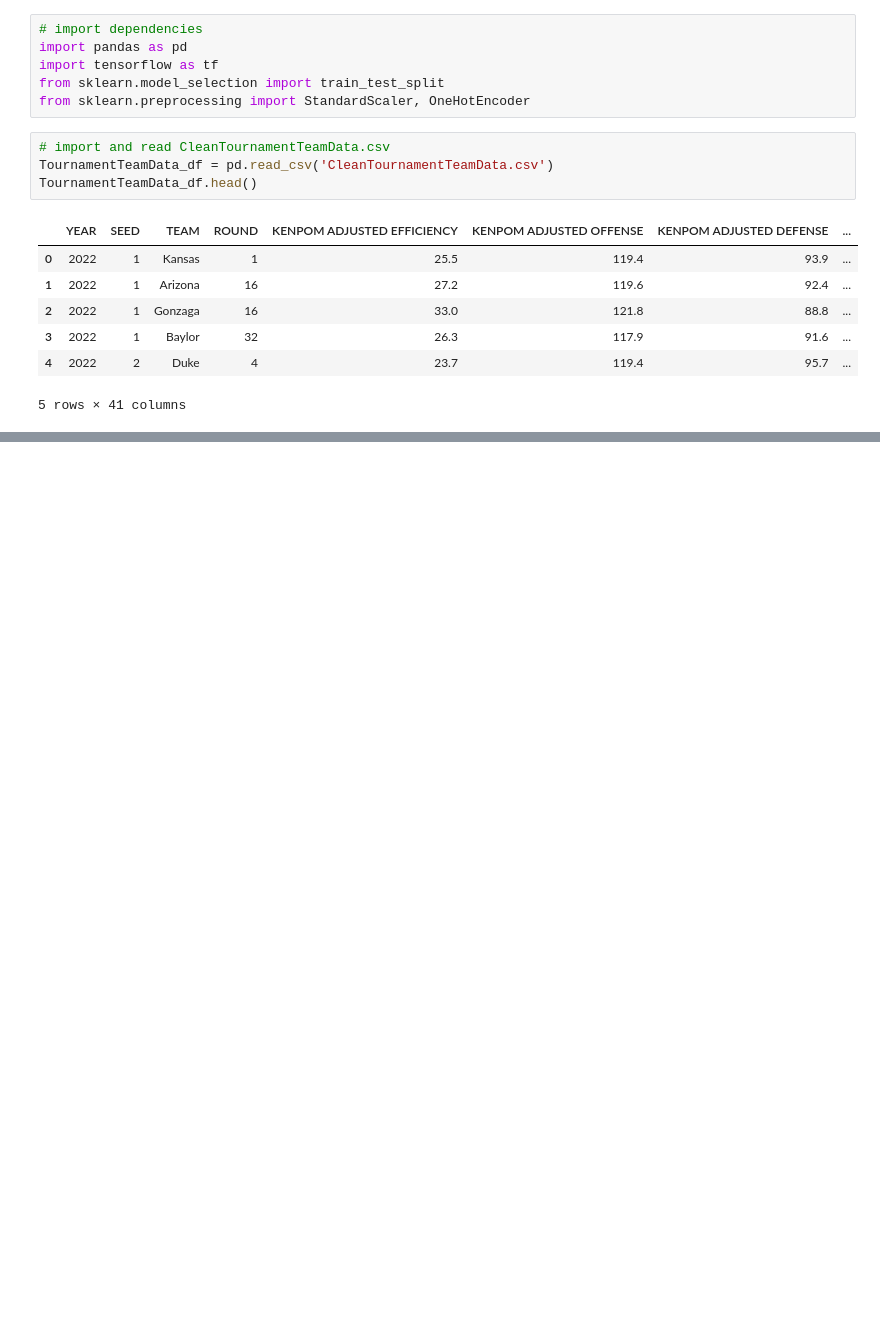
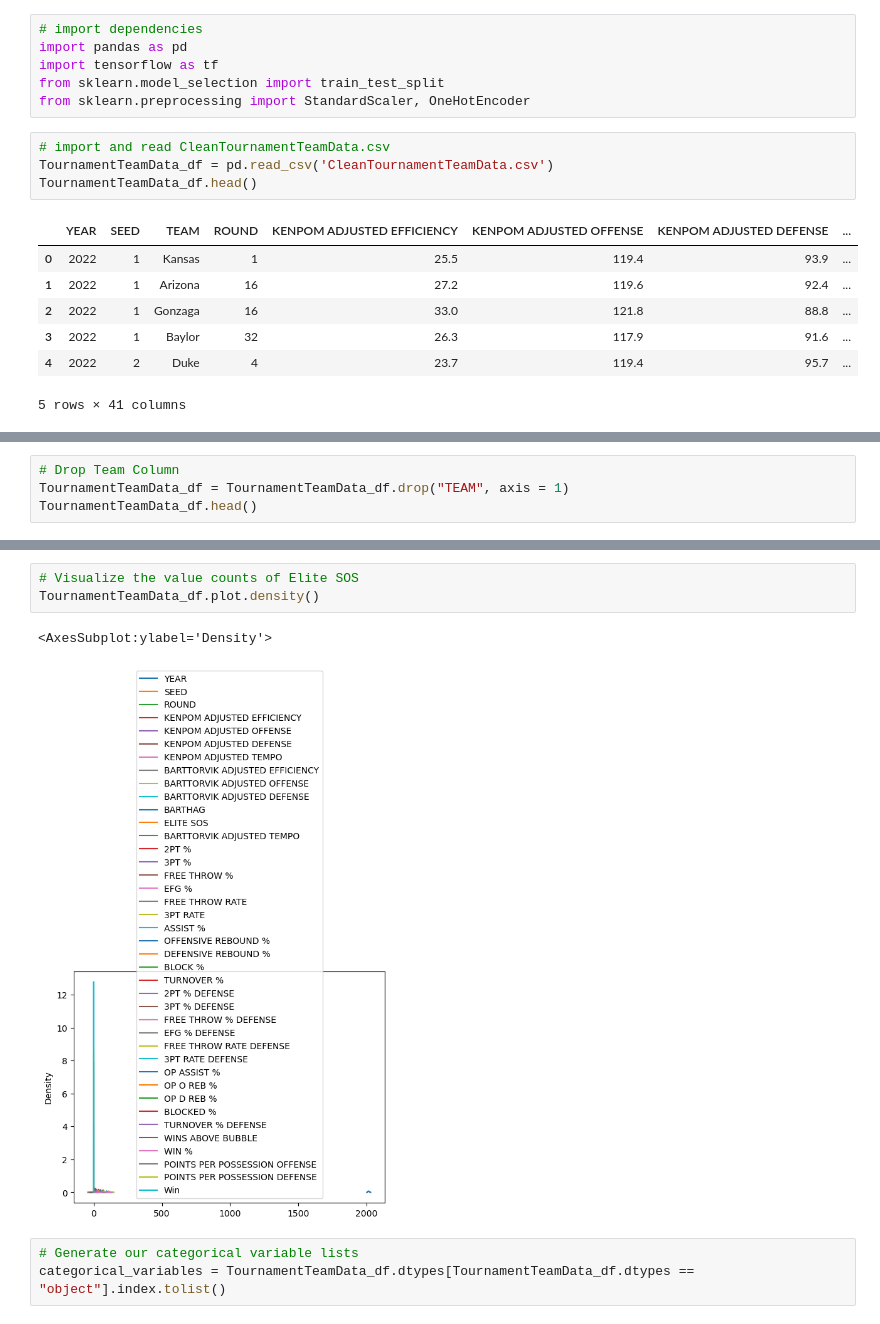
Before and after one commit to smabernathy27/Final_Project, a Jupyter notebook: TournamentTeamData_MachineCode.ipynb, the cells around one changed output, grey strips where cells are left out. Drawn from its saved outputs; the diff is of its cells as text; blank space fills up the shorter version.

```diff
--- a/TournamentTeamData_MachineCode.ipynb
+++ b/TournamentTeamData_MachineCode.ipynb
@@ -22,0 +41,4 @@ unique_counts = TournamentTeamData_df.nunique(+
+# %%
+# Drop Team Column
+TournamentTeamData_df = TournamentTeamData_df.drop("TEAM", axis = 1)
+TournamentTeamData_df.head()
@@ -22,0 +53,9 @@ unique_counts = TournamentTeamData_df.nunique(+
+# %%
+# Visualize the value counts of Elite SOS
+TournamentTeamData_df.plot.density()
+# %% [output]
+<AxesSubplot:ylabel='Density'>
+[figure, added]
+# %%
+# Generate our categorical variable lists
+categorical_variables = TournamentTeamData_df.dtypes[TournamentTeamData_df.dtypes == "object"].index.tolist()
```
Also changed, not shown: parts of 10 cells of this notebook, 1 other file.
